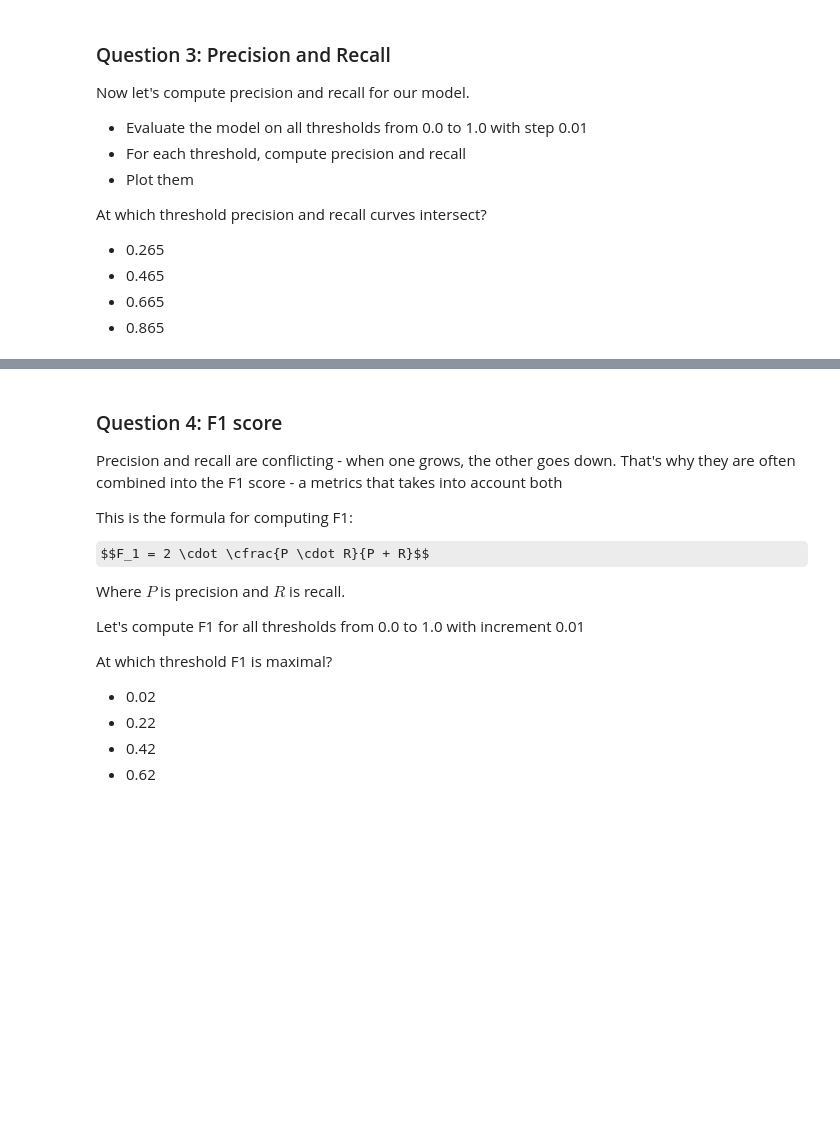
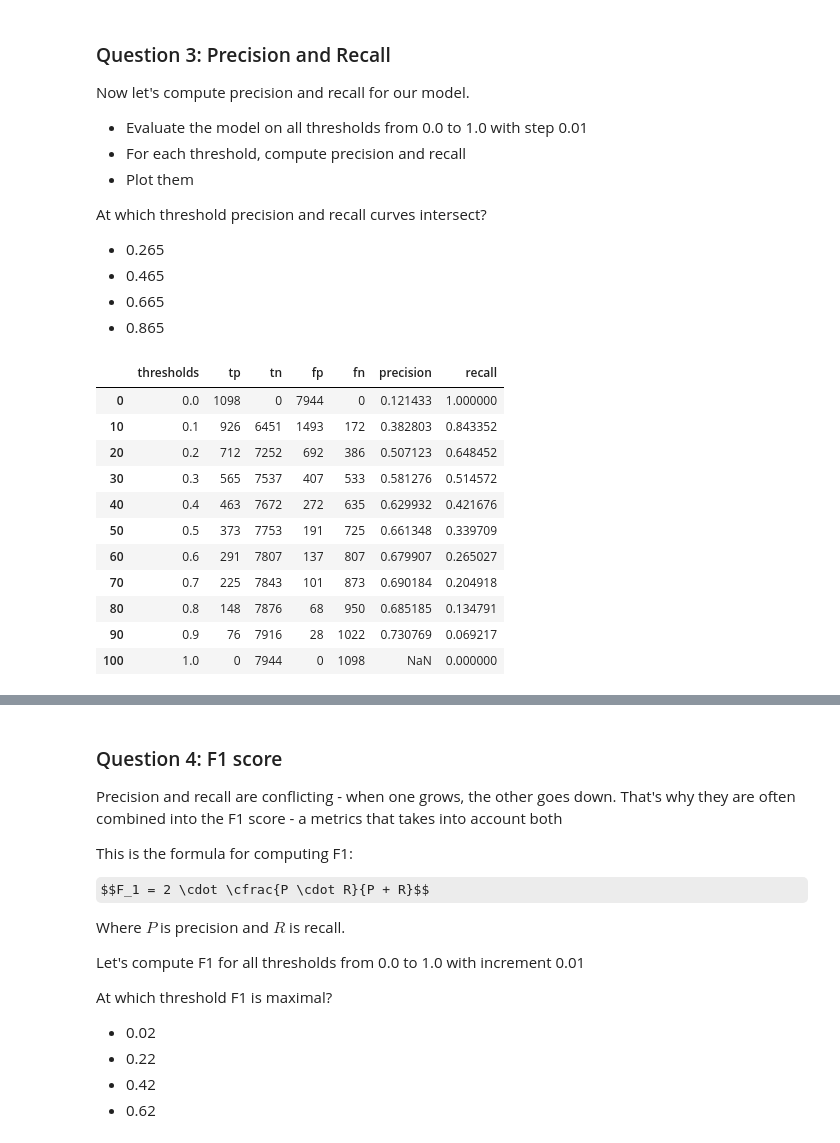
Before and after one commit to Tobai24/Machine-learning-zoomcamp, a Jupyter notebook: 04-evaluation/homework/homework.ipynb, the cells around one changed output, grey strips where cells are left out. Cells and saved outputs as stored; diff of their text form; code cells hidden in the pictures; some formulas as TeX source; blank space fills up the shorter version.

```diff
--- a/04-evaluation/homework/homework.ipynb
+++ b/04-evaluation/homework/homework.ipynb
@@ -116,0 +198,15 @@ At which threshold precision and recall curves intersect?
+# %%
+df_scores[::10]
+# %% [output]
+|  | thresholds | tp | tn | fp | fn | precision | recall |
+| 0 | 0.0 | 1098 | 0 | 7944 | 0 | 0.121433 | 1.000000 |
+| 10 | 0.1 | 926 | 6451 | 1493 | 172 | 0.382803 | 0.843352 |
+| 20 | 0.2 | 712 | 7252 | 692 | 386 | 0.507123 | 0.648452 |
+| 30 | 0.3 | 565 | 7537 | 407 | 533 | 0.581276 | 0.514572 |
+| 40 | 0.4 | 463 | 7672 | 272 | 635 | 0.629932 | 0.421676 |
+| 50 | 0.5 | 373 | 7753 | 191 | 725 | 0.661348 | 0.339709 |
+| 60 | 0.6 | 291 | 7807 | 137 | 807 | 0.679907 | 0.265027 |
+| 70 | 0.7 | 225 | 7843 | 101 | 873 | 0.690184 | 0.204918 |
+| 80 | 0.8 | 148 | 7876 | 68 | 950 | 0.685185 | 0.134791 |
+| 90 | 0.9 | 76 | 7916 | 28 | 1022 | 0.730769 | 0.069217 |
+| 100 | 1.0 | 0 | 7944 | 0 | 1098 | NaN | 0.000000 |
```
Also changed, not shown: parts of 17 cells of this notebook.
